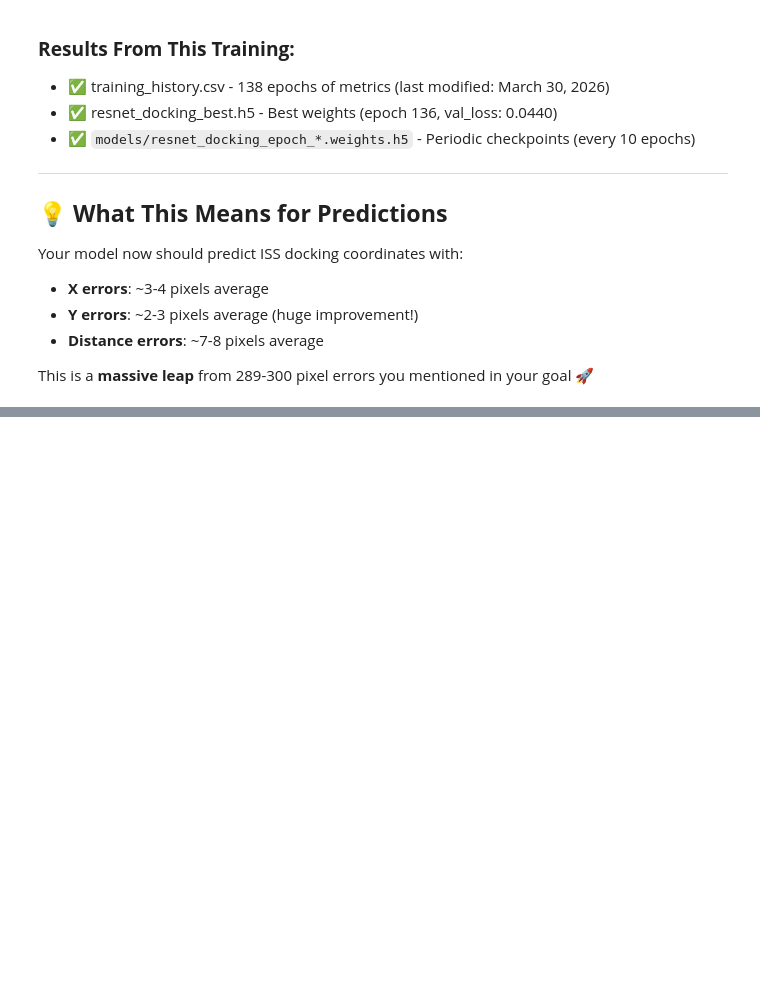
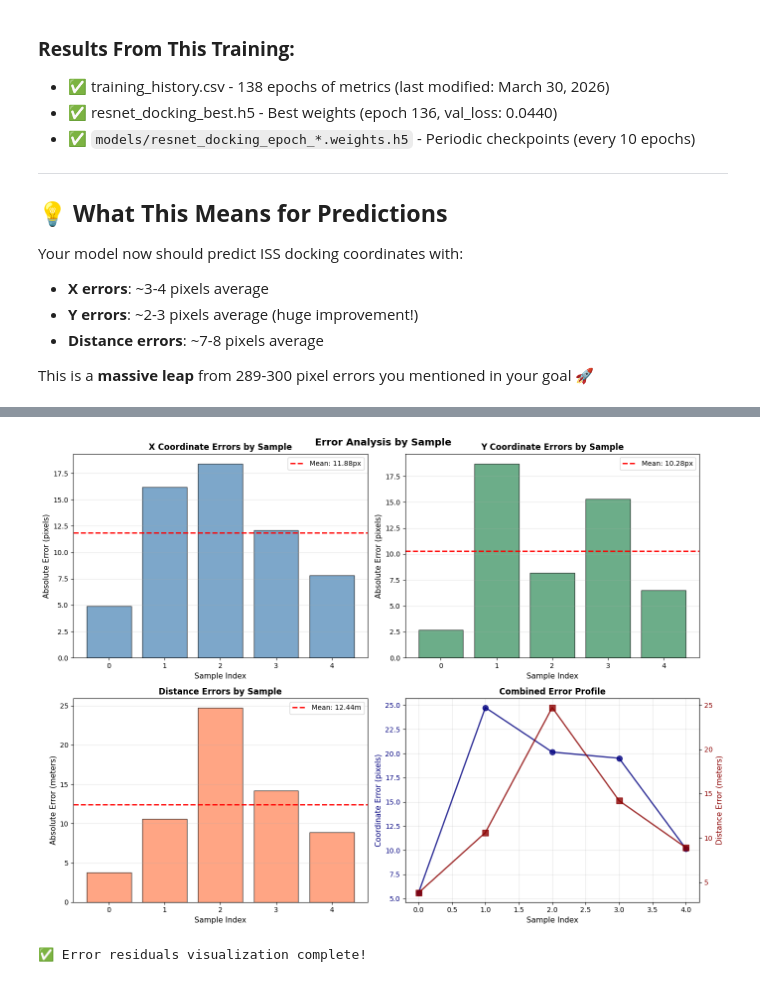
Before and after one commit to adwait-mitadt/mitadtu-docking, a Jupyter notebook: model_prediction_comparison.ipynb, the cells around one changed output, grey strips where cells are left out. Cells and saved outputs as stored; diff of their text form; code cells hidden in the pictures; blank space fills up the shorter version.

```diff
--- a/model_prediction_comparison.ipynb
+++ b/model_prediction_comparison.ipynb
@@ -809,0 +944,55 @@ print(f"{'='*70}")
+# %%
+# Error Residuals and Bias Analysis
+fig, axes = plt.subplots(2, 2, figsize=(14, 10))
+
+# Residuals for X coordinate
+sample_indices = list(range(NUM_SAMPLES))
+axes[0, 0].bar(sample_indices, x_errors_list, color='steelblue', alpha=0.7, edgecolor='black')
+axes[0, 0].axhline(np.mean(x_errors_list), color='red', linestyle='--', linewidth=2, label=f'Mean: {np.mean(x_errors_list):.2f}px')
+axes[0, 0].set_xlabel('Sample Index', fontsize=11)
+axes[0, 0].set_ylabel('Absolute Error (pixels)', fontsize=11)
+axes[0, 0].set_title('X Coordinate Errors by Sample', fontsize=12, fontweight='bold')
+axes[0, 0].legend()
+axes[0, 0].grid(True, alpha=0.3, axis='y')
+
+# Residuals for Y coordinate
+axes[0, 1].bar(sample_indices, y_errors_list, color='seagreen', alpha=0.7, edgecolor='black')
+axes[0, 1].axhline(np.mean(y_errors_list), color='red', linestyle='--', linewidth=2, label=f'Mean: {np.mean(y_errors_list):.2f}px')
+axes[0, 1].set_xlabel('Sample Index', fontsize=11)
+axes[0, 1].set_ylabel('Absolute Error (pixels)', fontsize=11)
+axes[0, 1].set_title('Y Coordinate Errors by Sample', fontsize=12, fontweight='bold')
+axes[0, 1].legend()
+axes[0, 1].grid(True, alpha=0.3, axis='y')
+
+# Residuals for Distance
+axes[1, 0].bar(sample_indices, dist_errors_list, color='coral', alpha=0.7, edgecolor='black')
+axes[1, 0].axhline(np.mean(dist_errors_list), color='red', linestyle='--', linewidth=2, label=f'Mean: {np.mean(dist_errors_list):.2f}m')
+axes[1, 0].set_xlabel('Sample Index', fontsize=11)
+axes[1, 0].set_ylabel('Absolute Error (meters)', fontsize=11)
+axes[1, 0].set_title('Distance Errors by Sample', fontsize=12, fontweight='bold')
+axes[1, 0].legend()
+axes[1, 0].grid(True, alpha=0.3, axis='y')
+
+# Combined error profile
+axes[1, 1].plot(sample_indices, coord_errors, marker='o', linewidth=2, markersize=8,
+               color='navy', label='Coordinate Error (px)', alpha=0.8)
+axes_dist = axes[1, 1].twinx()
+axes_dist.plot(sample_indices, dist_errors_list, marker='s', linewidth=2, markersize=8,
+              color='darkred', label='Distance Error (m)', alpha=0.8)
+
+axes[1, 1].set_xlabel('Sample Index', fontsize=11)
+axes[1, 1].set_ylabel('Coordinate Error (pixels)', fontsize=11, color='navy')
+axes_dist.set_ylabel('Distance Error (meters)', fontsize=11, color='darkred')
+axes[1, 1].set_title('Combined Error Profile', fontsize=12, fontweight='bold')
+axes[1, 1].grid(True, alpha=0.3)
+axes[1, 1].tick_params(axis='y', labelcolor='navy')
+axes_dist.tick_params(axis='y', labelcolor='darkred')
+
+plt.tight_layout()
+plt.suptitle('Error Analysis by Sample', fontsize=14, fontweight='bold', y=0.995)
+plt.show()
+
+print("✅ Error residuals visualization complete!")
+# %% [output]
+[figure, added]
+✅ Error residuals visualization complete!
```
Also changed, not shown: parts of 15 cells of this notebook, 5 other files.
